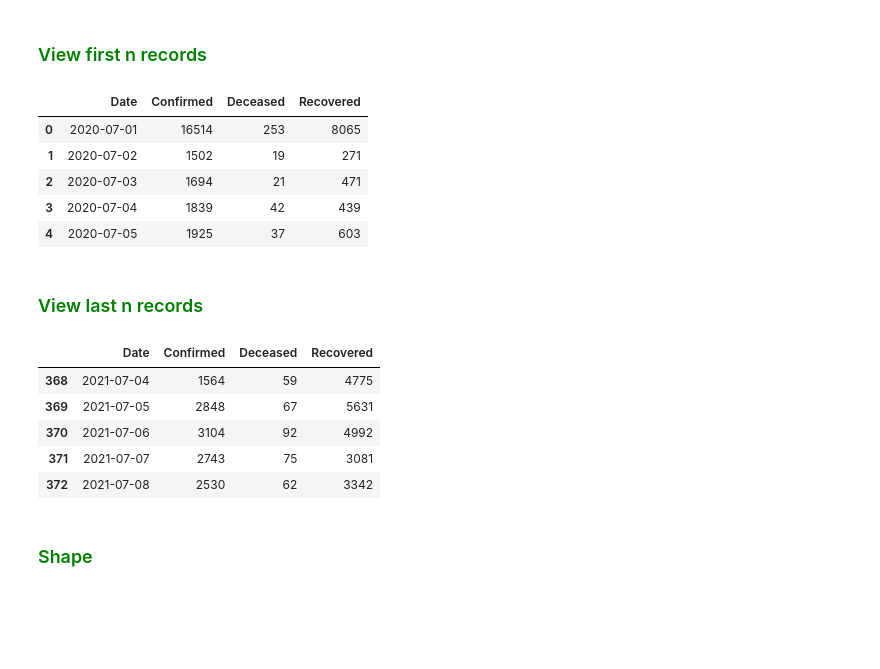
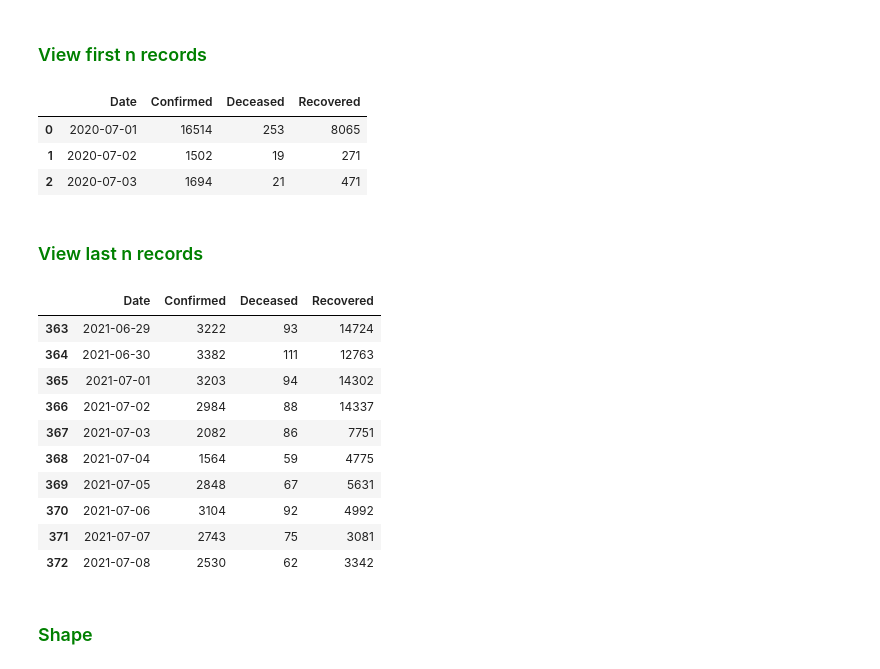
Before and after one commit to thivinanandh/Teaching-Python, a Jupyter notebook: Python-Libraries/Pandas.ipynb, the cells around one changed output. Cells and saved outputs as stored; diff of their text form; code cells hidden in the pictures; blank space fills up the shorter version.

```diff
--- a/Python-Libraries/Pandas.ipynb
+++ b/Python-Libraries/Pandas.ipynb
@@ -201,20 +206,23 @@ df_master
 # %% [markdown]
 <h3 style="color:green; font-family: 'Nunito Sans', sans-serif;">View first n records </h3>
 # %%
-df_master.head(5)
+df_master.head(3)
 # %% [output]
 |  | Date | Confirmed | Deceased | Recovered |
 | 0 | 2020-07-01 | 16514 | 253 | 8065 |
 | 1 | 2020-07-02 | 1502 | 19 | 271 |
 | 2 | 2020-07-03 | 1694 | 21 | 471 |
-| 3 | 2020-07-04 | 1839 | 42 | 439 |
-| 4 | 2020-07-05 | 1925 | 37 | 603 |
 # %% [markdown]
 <h3 style="color:green; font-family: 'Nunito Sans', sans-serif;">View last n records </h3>
 # %%
-df_master.tail(5)
+df_master.tail(10)
 # %% [output]
 |  | Date | Confirmed | Deceased | Recovered |
+| 363 | 2021-06-29 | 3222 | 93 | 14724 |
+| 364 | 2021-06-30 | 3382 | 111 | 12763 |
+| 365 | 2021-07-01 | 3203 | 94 | 14302 |
+| 366 | 2021-07-02 | 2984 | 88 | 14337 |
+| 367 | 2021-07-03 | 2082 | 86 | 7751 |
 | 368 | 2021-07-04 | 1564 | 59 | 4775 |
 | 369 | 2021-07-05 | 2848 | 67 | 5631 |
 | 370 | 2021-07-06 | 3104 | 92 | 4992 |
```
Also changed, not shown: parts of 35 cells of this notebook, 7 other files.
